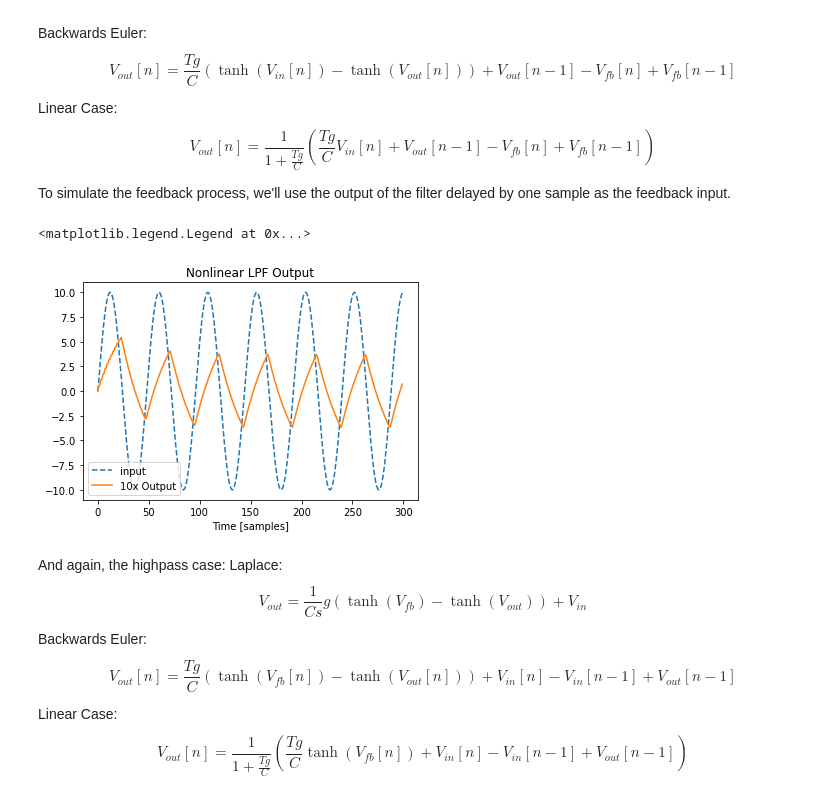
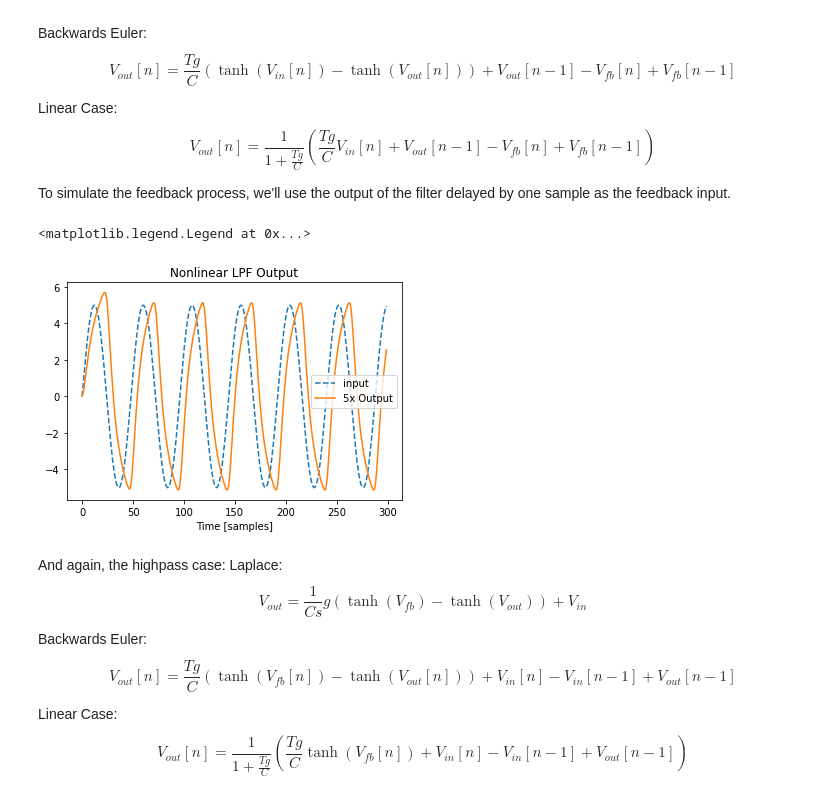
Before and after one commit to surge-synthesizer/surge-python, a Jupyter notebook: scripts/dsp_simulations/ThreelerAnalysis.ipynb, the cells around one changed output. Cells and saved outputs as stored; diff of their text form; code cells hidden in the pictures.

```diff
--- a/scripts/dsp_simulations/ThreelerAnalysis.ipynb
+++ b/scripts/dsp_simulations/ThreelerAnalysis.ipynb
@@ -114,7 +114,7 @@ class OnePoleLPF:
 
 N = 300
 freq = 2000
-x = 10 * np.sin(2 * np.pi * np.arange(N) * freq / FS)
+x = 5 * np.sin(2 * np.pi * np.arange(N) * freq / FS)
 
 y = np.zeros_like(x)
 one_pole = OnePoleLPF(1000)
@@ -123,7 +123,7 @@ for n in range(N):
     one_pole.update_state()
 
 plt.plot(x, '--', label='input')
-plt.plot(10 * y, label='10x Output')
+plt.plot(5 * y, label='5x Output')
 plt.title('Nonlinear LPF Output')
 plt.xlabel('Time [samples]')
 plt.legend()
@@ -205,7 +205,7 @@ class OnePoleHPF:
 
 N = 1000
 freq = 500
-x = 10 * np.sin(2 * np.pi * np.arange(N) * freq / FS)
+x = 5 * np.sin(2 * np.pi * np.arange(N) * freq / FS)
 
 y = np.zeros_like(x)
 one_pole = OnePoleHPF(2000)
@@ -214,7 +214,7 @@ for n in range(N):
     one_pole.update_state()
 
 plt.plot(x, '--', label='Input')
-plt.plot(y, label='Output')
+plt.plot(2 * y, label='2x Output')
 plt.title('Nonlinear HPF Output')
 plt.xlabel('Time [samples]')
 plt.legend()
@@ -268,37 +268,37 @@ class OnePoleLPF_FB:
 
         # newton-raphson update
         N_iter = 1
         for n in range(N_iter):
             tanh_y = np.tanh(self.estimate)
             residue = self.nonlin_output(tanh_x, tanh_y, fb) - self.estimate
             self.estimate -= residue / self.get_derivative(tanh_y)
 
         return self.estimate
 
     def update_state(self):
         self.z = self.estimate
         self.fb1 = self.fb
 
 N = 300
 freq = 2000
-x = 10 * np.sin(2 * np.pi * np.arange(N) * freq / FS)
+x = 5 * np.sin(2 * np.pi * np.arange(N) * freq / FS)
 
 y = np.zeros_like(x)
 y1 = 0
 one_pole = OnePoleLPF_FB(1000)
 for n in range(N):
-    y[n] = one_pole.process_sample(x[n], y1)
+    y[n] = one_pole.process_sample(x[n], -0.5 * y1)
     one_pole.update_state()
     y1 = y[n]
 
 plt.plot(x, '--', label='input')
-plt.plot(10 * y, label='10x Output')
+plt.plot(5 * y, label='5x Output')
 plt.title('Nonlinear LPF Output')
 plt.xlabel('Time [samples]')
 plt.legend()
 # %% [output]
 <matplotlib.legend.Legend at 0x...>
-[figure, old version]
+[figure, new version]
 # %% [markdown]
 And again, the highpass case:
 Laplace:
```
Also changed, not shown: parts of 10 cells of this notebook, 1 other file.
